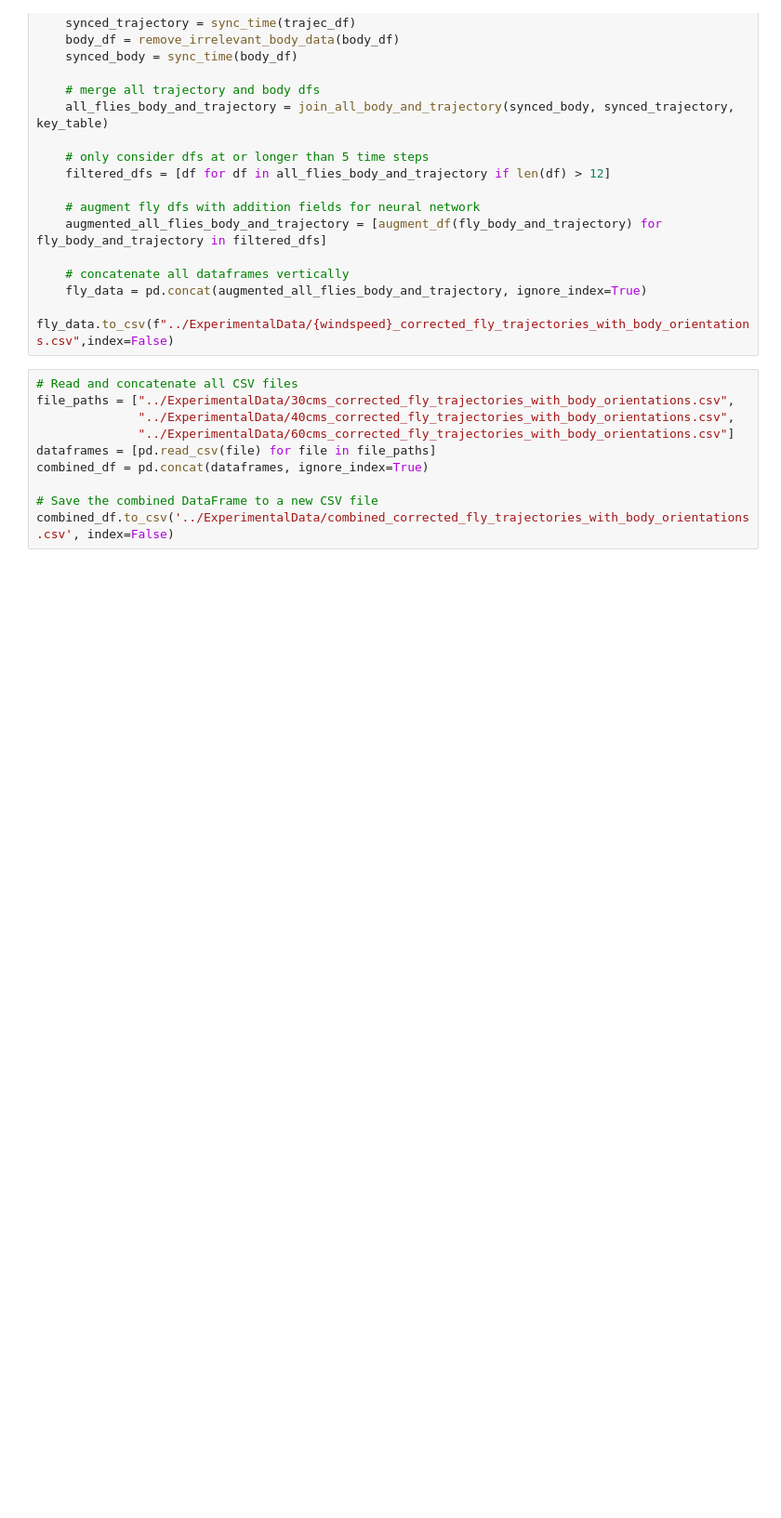
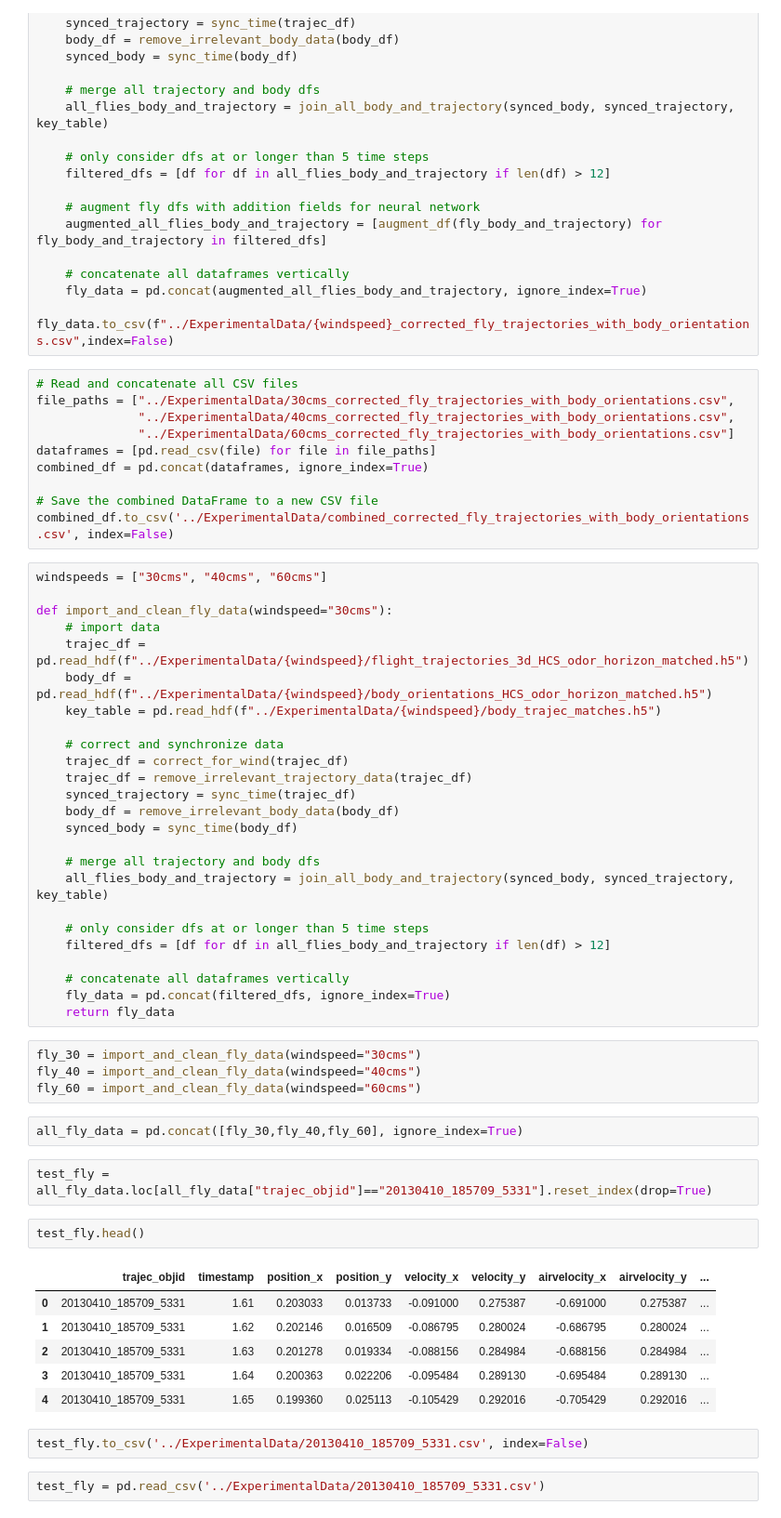
Before and after one commit to nehalsinghmangat/drosophila_body_orientation_predictor, a Jupyter notebook: Notebooks/test_notebook.ipynb, the cells around one changed output. Shown: that part at 93% size. Saved outputs shown, nothing was run; the diff lists cells and outputs as text; blank space fills up the shorter version.

```diff
--- a/Notebooks/test_notebook.ipynb
+++ b/Notebooks/test_notebook.ipynb
@@ -53,3 +53,49 @@ combined_df = pd.concat(dataframes, ignore_index=True)
 
 # Save the combined DataFrame to a new CSV file
 combined_df.to_csv('../ExperimentalData/combined_corrected_fly_trajectories_with_body_orientations.csv', index=False)
+# %%
+windspeeds = ["30cms", "40cms", "60cms"]
+
+def import_and_clean_fly_data(windspeed="30cms"):
+    # import data
+    trajec_df = pd.read_hdf(f"../ExperimentalData/{windspeed}/flight_trajectories_3d_HCS_odor_horizon_matched.h5")
+    body_df = pd.read_hdf(f"../ExperimentalData/{windspeed}/body_orientations_HCS_odor_horizon_matched.h5")
+    key_table = pd.read_hdf(f"../ExperimentalData/{windspeed}/body_trajec_matches.h5")
+
+    # correct and synchronize data
+    trajec_df = correct_for_wind(trajec_df)
+    trajec_df = remove_irrelevant_trajectory_data(trajec_df)
+    synced_trajectory = sync_time(trajec_df)
+    body_df = remove_irrelevant_body_data(body_df)
+    synced_body = sync_time(body_df)
+
+    # merge all trajectory and body dfs
+    all_flies_body_and_trajectory = join_all_body_and_trajectory(synced_body, synced_trajectory, key_table)
+
+    # only consider dfs at or longer than 5 time steps
+    filtered_dfs = [df for df in all_flies_body_and_trajectory if len(df) > 12]
+
+    # concatenate all dataframes vertically
+    fly_data = pd.concat(filtered_dfs, ignore_index=True)
+    return fly_data
+# %%
+fly_30 = import_and_clean_fly_data(windspeed="30cms")
+fly_40 = import_and_clean_fly_data(windspeed="40cms")
+fly_60 = import_and_clean_fly_data(windspeed="60cms")
+# %%
+all_fly_data = pd.concat([fly_30,fly_40,fly_60], ignore_index=True)
+# %%
+test_fly = all_fly_data.loc[all_fly_data["trajec_objid"]=="20130410_185709_5331"].reset_index(drop=True)
+# %%
+test_fly.head()
+# %% [output]
+|  | trajec_objid | timestamp | position_x | position_y | velocity_x | velocity_y | airvelocity_x | airvelocity_y | ... |
+| 0 | 20130410_185709_5331 | 1.61 | 0.203033 | 0.013733 | -0.091000 | 0.275387 | -0.691000 | 0.275387 | ... |
+| 1 | 20130410_185709_5331 | 1.62 | 0.202146 | 0.016509 | -0.086795 | 0.280024 | -0.686795 | 0.280024 | ... |
+| 2 | 20130410_185709_5331 | 1.63 | 0.201278 | 0.019334 | -0.088156 | 0.284984 | -0.688156 | 0.284984 | ... |
+| 3 | 20130410_185709_5331 | 1.64 | 0.200363 | 0.022206 | -0.095484 | 0.289130 | -0.695484 | 0.289130 | ... |
+| 4 | 20130410_185709_5331 | 1.65 | 0.199360 | 0.025113 | -0.105429 | 0.292016 | -0.705429 | 0.292016 | ... |
+# %%
+test_fly.to_csv('../ExperimentalData/20130410_185709_5331.csv', index=False)
+# %%
+test_fly = pd.read_csv('../ExperimentalData/20130410_185709_5331.csv')
```
Also changed, not shown: parts of 6 cells of this notebook, 3 other files.
